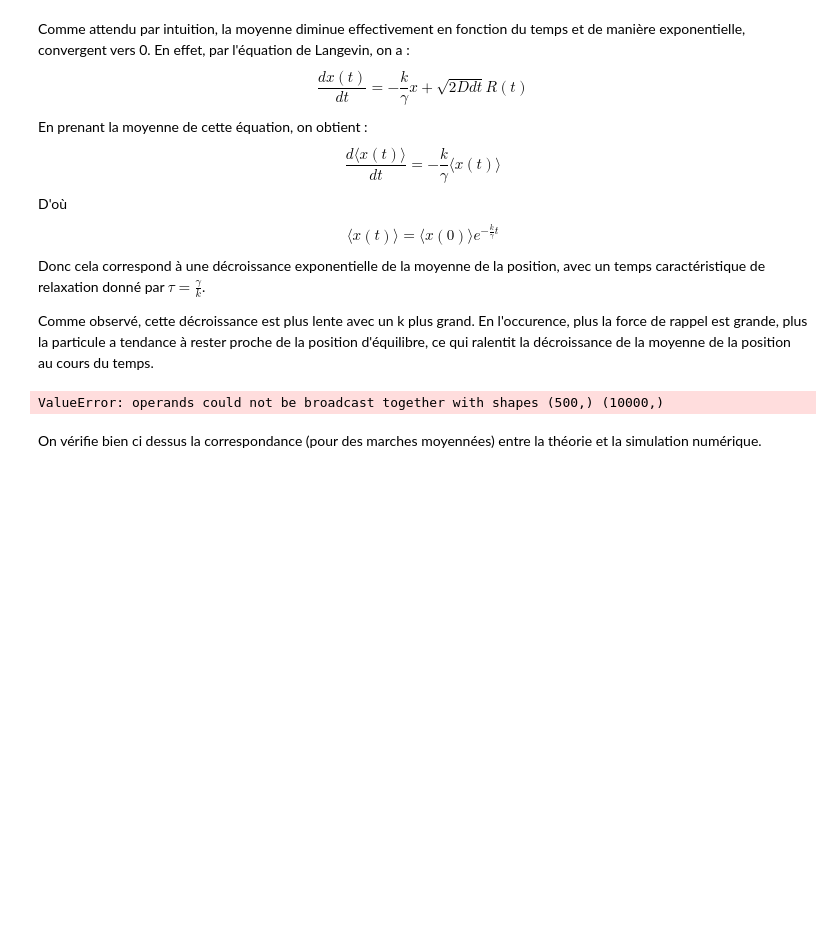
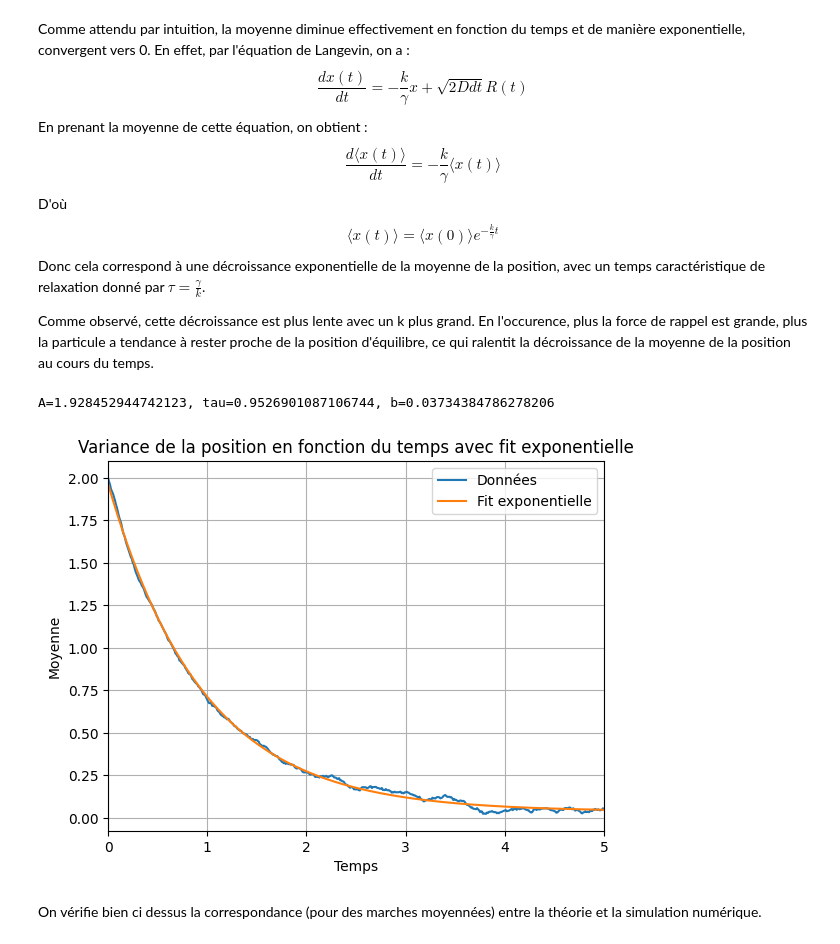
Before and after one commit to ostix360/Brownian-Motion, a Jupyter notebook: CR_Merged.ipynb, the cells around one changed output. Saved outputs shown, nothing was run; the diff lists cells and outputs as text; code cells hidden in the pictures; blank space fills up the shorter version.

```diff
--- a/CR_Merged.ipynb
+++ b/CR_Merged.ipynb
@@ -259,22 +259,23 @@ from scipy.optimize import curve_fit
 # %%
 def exp_law(t, A, tau, b):
     return A * (np.exp(-t/tau)) + b
-data = vars[:, 0]
+data = moys[:, 0]
 popt, pcov = curve_fit(exp_law, t, data)
 A, tau, b = popt
 print(f"A={A}, tau={tau}, b={b}")
 
 plt.plot(t, data, label="Données")
 plt.plot(t, exp_law(t, *popt), label="Fit exponentielle")
 plt.xlabel("Temps")
 plt.ylabel("Moyenne")
 plt.title("Variance de la position en fonction du temps avec fit exponentielle")
 plt.legend()
 plt.grid()
 plt.xlim(0, 5)
 plt.show()
 # %% [output]
-ValueError: operands could not be broadcast together with shapes (500,) (10000,)
+A=1.928452944742123, tau=0.9526901087106744, b=0.03734384786278206
+[figure, added]
 # %% [markdown]
 On vérifie bien ci dessus la correspondance (pour des marches moyennées) entre la théorie et la simulation numérique.
 # %% [markdown]
```
Also changed, not shown: parts of 16 cells of this notebook, 1 other file.
